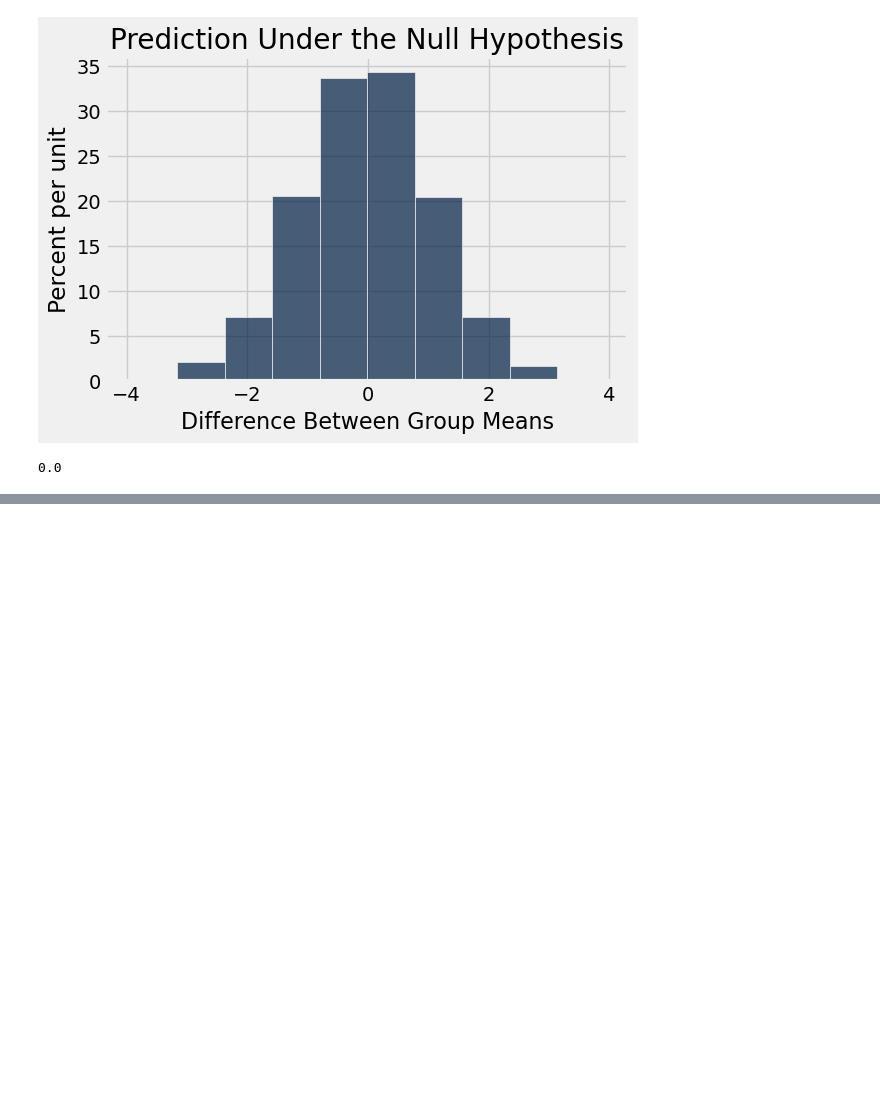
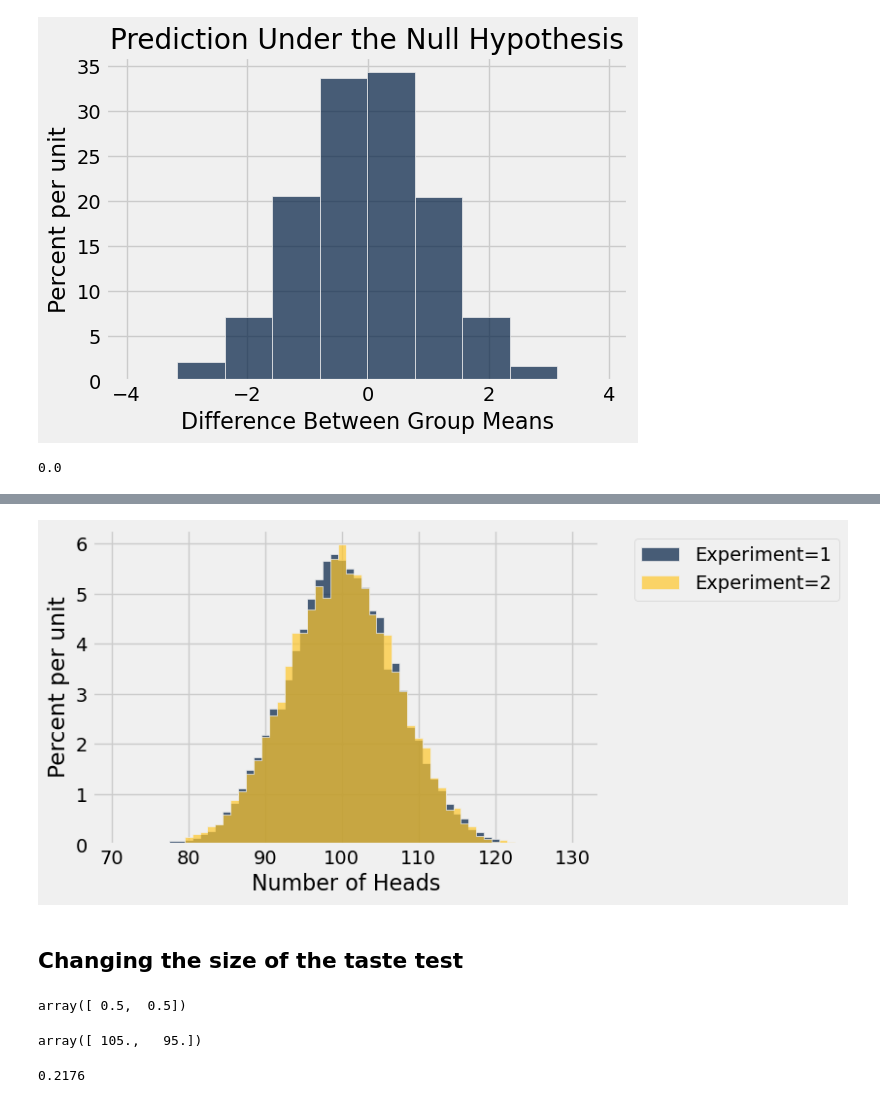
Before and after one commit to lawtonsclass/s26-code-from-class, a Jupyter notebook: data8/ch12.ipynb, the cells around one changed output, grey strips where cells are left out. Saved outputs shown, nothing was run; the diff lists cells and outputs as text; code cells hidden in the pictures; blank space fills up the shorter version.

```diff
--- a/data8/ch12.ipynb
+++ b/data8/ch12.ipynb
@@ -189,0 +276,43 @@ empirical_p
+# %%
+# A large number of simulations provides a good estimate of the
+# theoretical distribution of the test statistic under the null hypothesis
+num_sims = 10000 # let's try 100, 1000, and 10000
+counts_1 = run_test(num_sims, 200)
+counts_2 = run_test(num_sims, 200)
+t = Table().with_columns(
+    'Experiment', [1] * num_sims + [2] * num_sims,
+    'Number of Heads', np.append(counts_1, counts_2))
+t.hist(1, group='Experiment', bins=np.arange(70.5, 131, 1))
+# %% [output]
+[figure, added]
+# %% [markdown]
+## Changing the size of the taste test
+# %%
+# Suppose that the true proportion of people who prefer Super Soda is...
+true_proportion = 0.5 # we'll try both 0.5 and 0.4 below
+true_distribution = make_array(true_proportion, 1 - true_proportion)
+true_distribution
+# %% [output]
+array([ 0.5,  0.5])
+# %%
+# Taste tests with 200 people will give various numbers of people who prefer Super Soda
+sample_size = 200
+sample_proportions(sample_size, true_distribution) * sample_size
+# %% [output]
+array([ 105.,   95.])
+# %%
+# If you run a taste test for 200 people, what might you conclude?
+def run_experiment(num_simulations, sample_size, true_proportion):
+    # Collect data
+    true_distribution = make_array(true_proportion, 1 - true_proportion)
+    taste_test_results = sample_proportions(sample_size, true_distribution) * sample_size
+    observed_stat_from_this_sample = taste_test_results.item(0)
+
+    # Perform hypothesis test
+    counts = run_test(num_simulations, sample_size)
+    p_value = np.count_nonzero(counts <= observed_stat_from_this_sample) / len(counts)
+    return p_value
+
+run_experiment(10000, 200, 0.5)
+# %% [output]
+0.2176
```
Also changed, not shown: parts of 27 cells of this notebook.
